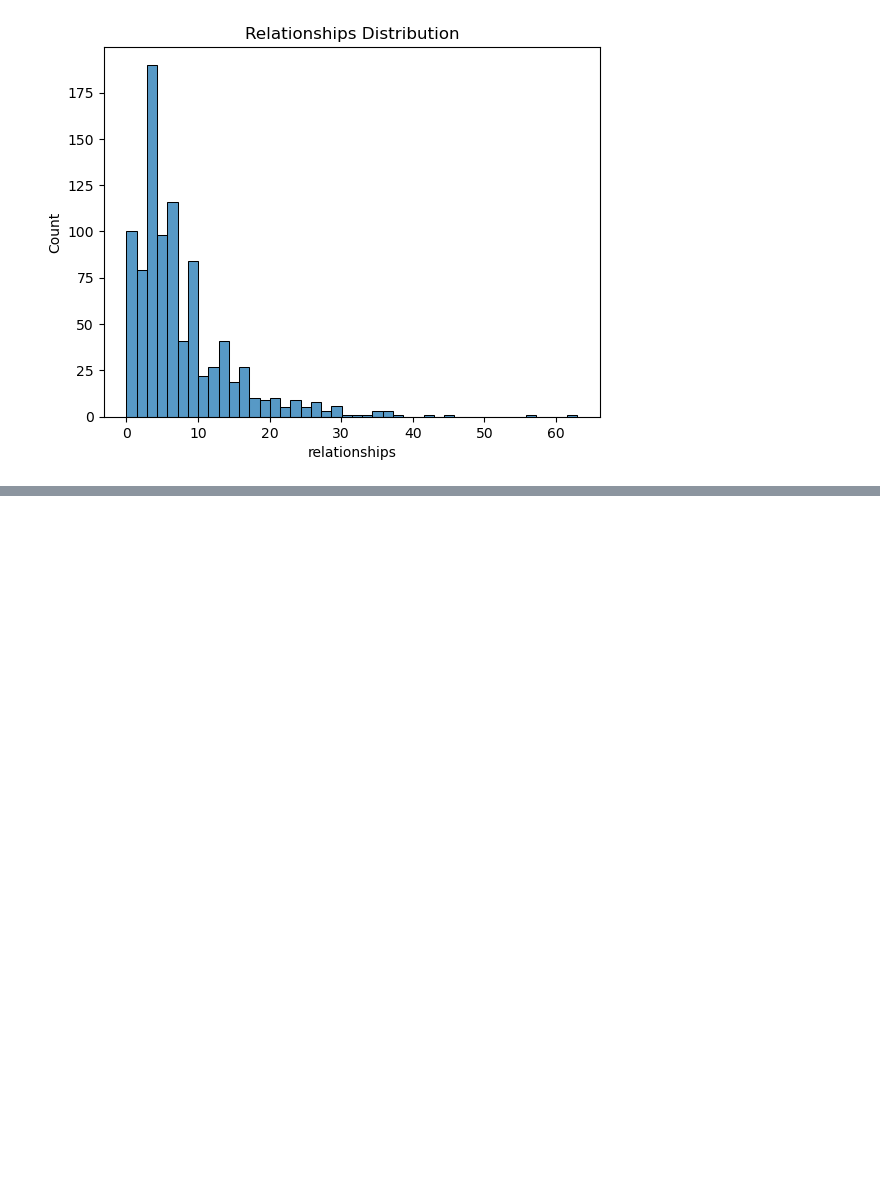
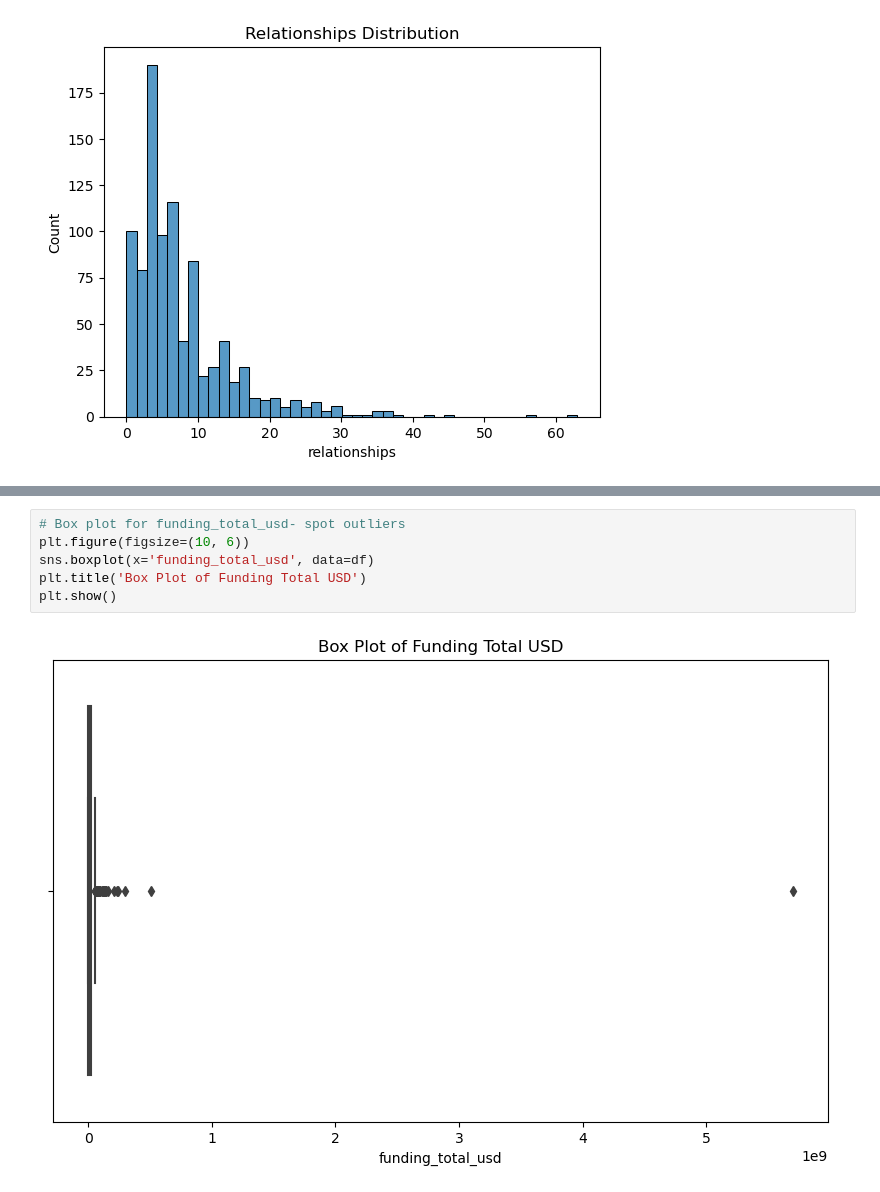
Before and after one commit to MayaVB/Applied_DS_Project, a Jupyter notebook: notebooks/EDA.ipynb, the cells around one changed output, grey strips where cells are left out. Drawn from its saved outputs; the diff is of its cells as text; blank space fills up the shorter version.

```diff
--- a/notebooks/EDA.ipynb
+++ b/notebooks/EDA.ipynb
@@ -99,0 +112,8 @@ plt.show()
+# %%
+# Box plot for funding_total_usd- spot outliers
+plt.figure(figsize=(10, 6))
+sns.boxplot(x='funding_total_usd', data=df)
+plt.title('Box Plot of Funding Total USD')
+plt.show()
+# %% [output]
+[figure, added]
```
Also changed, not shown: parts of 7 cells of this notebook.
